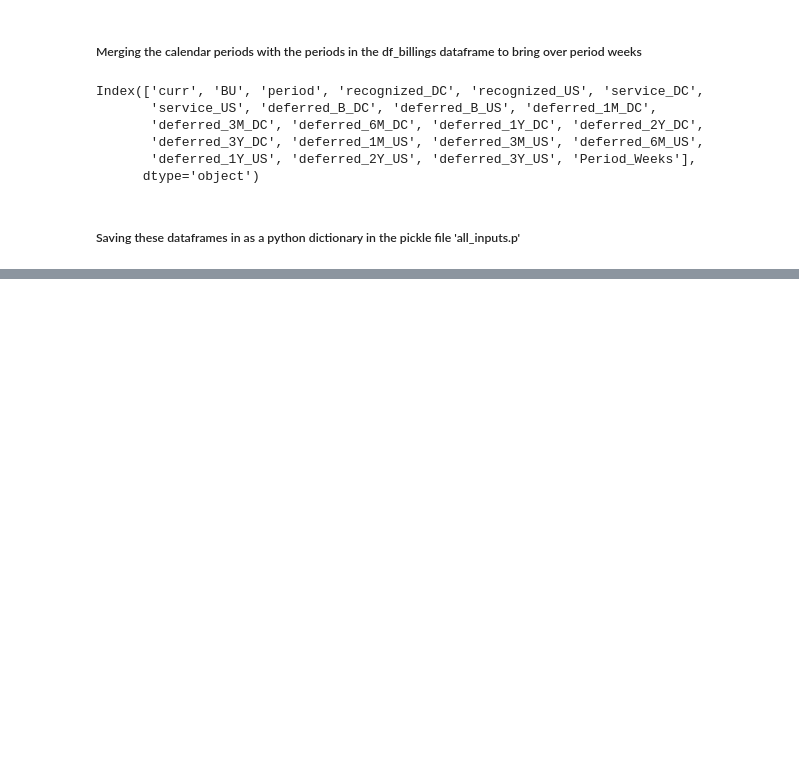
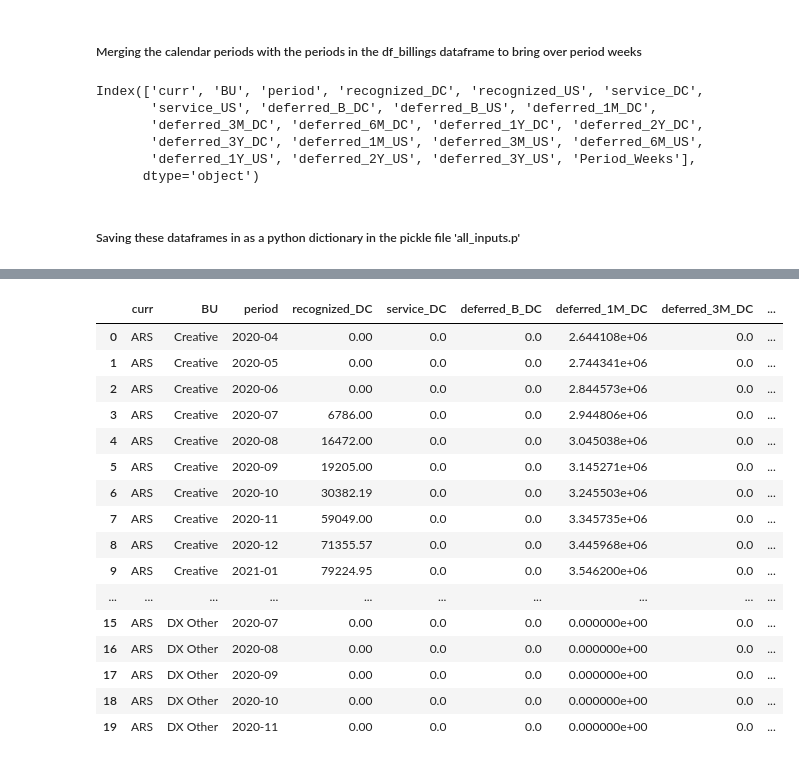
Before and after one commit to davidjsmith44/Deferred_Revenue_Forecast, a Jupyter notebook: notebooks/deferred_revenue_forecast.ipynb, the cells around one changed output, grey strips where cells are left out. Saved outputs shown, nothing was run; the diff lists cells and outputs as text; code cells hidden in the pictures; blank space fills up the shorter version.

```diff
--- a/notebooks/deferred_revenue_forecast.ipynb
+++ b/notebooks/deferred_revenue_forecast.ipynb
@@ -1041,0 +1452,3 @@ pickle.dump(input_df_dict, open('../data/processed/all_inputs.p', 'wb'))
+# %%
+for col in list_keepers:
+    df_fcst[col]=0
@@ -1041,0 +1461,7 @@ pickle.dump(input_df_dict, open('../data/processed/all_inputs.p', 'wb'))
+# %%
+df_cal_2_merge = df_cal.copy()
+df_cal_2_merge.drop(['Year', 'Quarter', 'Period', 'Qtr_Ticker', 'Qtr_Start', 'Qtr_End', 'Per_Start',
+                     'Per_Ticker','Per_End'], axis=1, inplace=True)
+
+df_fcst = df_fcst.merge(df_cal_2_merge, how='left', left_on='period', right_on='period_match')
+df_fcst.drop(['period_match'], axis=1, inplace=True)
@@ -1041,0 +1481,11 @@ pickle.dump(input_df_dict, open('../data/processed/all_inputs.p', 'wb'))
+# %%
+def find_unique_curr_and_BU(df_billings):
+    v_BU = df_billings['BU'].copy()
+    v_curr = df_billings['curr'].copy()
+    v_both = v_BU + v_curr
+    v_unique = v_both.unique()
+
+    v_un_BU = [sub[:-3] for sub in v_unique]
+    v_un_curr = [sub[-3:] for sub in v_unique]
+
+    return v_un_BU, v_un_curr
@@ -1041,0 +1653,2 @@ pickle.dump(input_df_dict, open('../data/processed/all_inputs.p', 'wb'))
+# %%
+df_fcst = create_billing_forecast(df_billings, df_fcst)
@@ -1041,0 +1776,22 @@ pickle.dump(input_df_dict, open('../data/processed/all_inputs.p', 'wb'))
+# %%
+df_fcst.head(20)
+#df_fcst.sample(20)
+#df_fcst.tail(20)
+# %% [output]
+|  | curr | BU | period | recognized_DC | service_DC | deferred_B_DC | deferred_1M_DC | deferred_3M_DC | ... |
+| 0 | ARS | Creative | 2020-04 | 0.00 | 0.0 | 0.0 | 2.644108e+06 | 0.0 | ... |
+| 1 | ARS | Creative | 2020-05 | 0.00 | 0.0 | 0.0 | 2.744341e+06 | 0.0 | ... |
+| 2 | ARS | Creative | 2020-06 | 0.00 | 0.0 | 0.0 | 2.844573e+06 | 0.0 | ... |
+| 3 | ARS | Creative | 2020-07 | 6786.00 | 0.0 | 0.0 | 2.944806e+06 | 0.0 | ... |
+| 4 | ARS | Creative | 2020-08 | 16472.00 | 0.0 | 0.0 | 3.045038e+06 | 0.0 | ... |
+| 5 | ARS | Creative | 2020-09 | 19205.00 | 0.0 | 0.0 | 3.145271e+06 | 0.0 | ... |
+| 6 | ARS | Creative | 2020-10 | 30382.19 | 0.0 | 0.0 | 3.245503e+06 | 0.0 | ... |
+| 7 | ARS | Creative | 2020-11 | 59049.00 | 0.0 | 0.0 | 3.345735e+06 | 0.0 | ... |
+| 8 | ARS | Creative | 2020-12 | 71355.57 | 0.0 | 0.0 | 3.445968e+06 | 0.0 | ... |
+| 9 | ARS | Creative | 2021-01 | 79224.95 | 0.0 | 0.0 | 3.546200e+06 | 0.0 | ... |
+| ... | ... | ... | ... | ... | ... | ... | ... | ... | ... |
+| 15 | ARS | DX Other | 2020-07 | 0.00 | 0.0 | 0.0 | 0.000000e+00 | 0.0 | ... |
+| 16 | ARS | DX Other | 2020-08 | 0.00 | 0.0 | 0.0 | 0.000000e+00 | 0.0 | ... |
+| 17 | ARS | DX Other | 2020-09 | 0.00 | 0.0 | 0.0 | 0.000000e+00 | 0.0 | ... |
+| 18 | ARS | DX Other | 2020-10 | 0.00 | 0.0 | 0.0 | 0.000000e+00 | 0.0 | ... |
+| 19 | ARS | DX Other | 2020-11 | 0.00 | 0.0 | 0.0 | 0.000000e+00 | 0.0 | ... |
```
Also changed, not shown: parts of 48 cells of this notebook.
